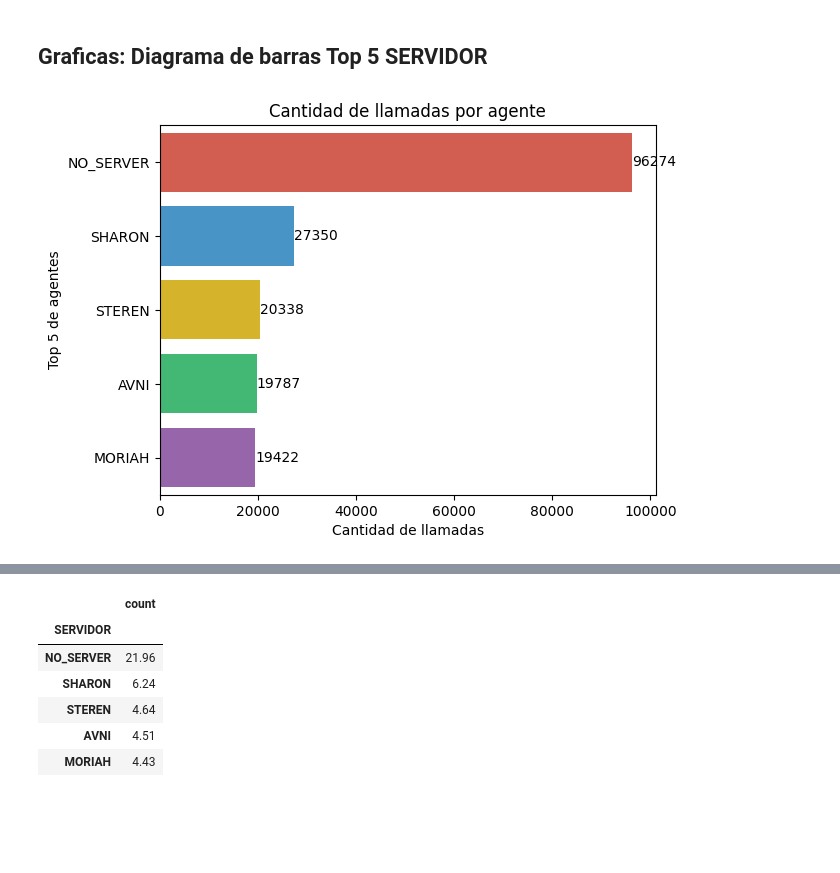
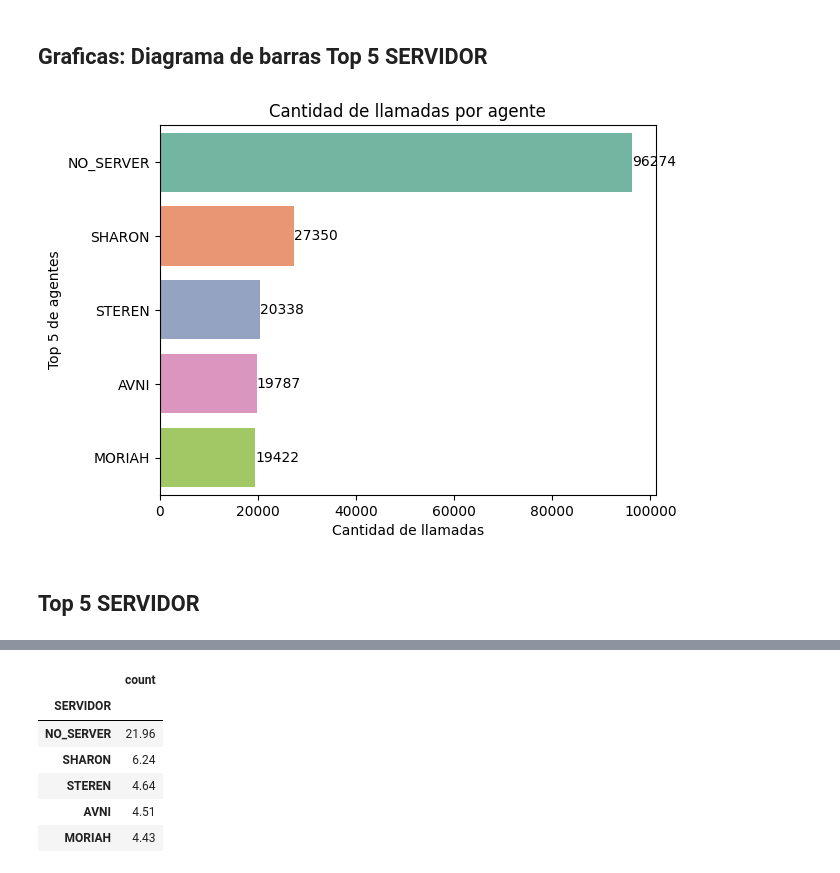
Before and after one commit to juangarcesco/metricas-call-canter, a Jupyter notebook: PRUEBA_CALL_CENTER.ipynb, the cells around one changed output, grey strips where cells are left out. Cells and saved outputs as stored; diff of their text form; code cells hidden in the pictures; blank space fills up the shorter version.

```diff
--- a/PRUEBA_CALL_CENTER.ipynb
+++ b/PRUEBA_CALL_CENTER.ipynb
@@ -1826,10 +1833,9 @@ not_result_df
 # %% [markdown]
 ## Grafica: Diagrama de barras Cantidad de llamadas por Categoria de cliente
 # %%
-paleta_de_colores = ['#E74C3C', '#3498DB', '#F1C40F', '#2ECC71', '#9B59B6','#FF0000']
-not_result_df_sorted = not_result_df.sort_values(by='Total', ascending=False)
+tabla_numero_porcentajes_clientes_categoria_sorted = tabla_numero_porcentajes_clientes_categoria.sort_values(by='Total', ascending=False)
 plt.figure(figsize=(10, 6))
-plt.bar(not_result_df_sorted.index, not_result_df_sorted['Total'], color=paleta_de_colores)
+plt.bar(tabla_numero_porcentajes_clientes_categoria_sorted.index, not_result_df_sorted['Total'], color=custom_palette)
 plt.xlabel('Categoria de cliente')
 plt.ylabel('Total')
 plt.title('Cantidad de llamadas por Categoria de cliente')
@@ -2172,12 +2194,14 @@ dtype: int64
 ## Graficas: Diagrama de barras Top 5 SERVIDOR
 # %%
 colors = paleta_de_colores
-sns.barplot(x=top5.values, y=top5.index.tolist(), hue=top5.index.tolist(), palette=colors, dodge=False)
-for i, count in enumerate(top5):
+sns.barplot(x=top5_SERVIDOR.values, y=top5_SERVIDOR.index.tolist(), hue=top5_SERVIDOR.index.tolist(), palette=custom_palette, dodge=False)
+for i, count in enumerate(top5_SERVIDOR):
     plt.text(count, i, str(count), ha='left', va='center')
 plt.xlabel('Cantidad de llamadas')
 plt.ylabel('Top 5 de agentes')
 plt.title('Cantidad de llamadas por agente')
 plt.show()
 # %% [output]
-[figure, old version]
+[figure, new version]
+# %% [markdown]
+## Top 5 SERVIDOR
```
Also changed, not shown: parts of 54 cells of this notebook.
